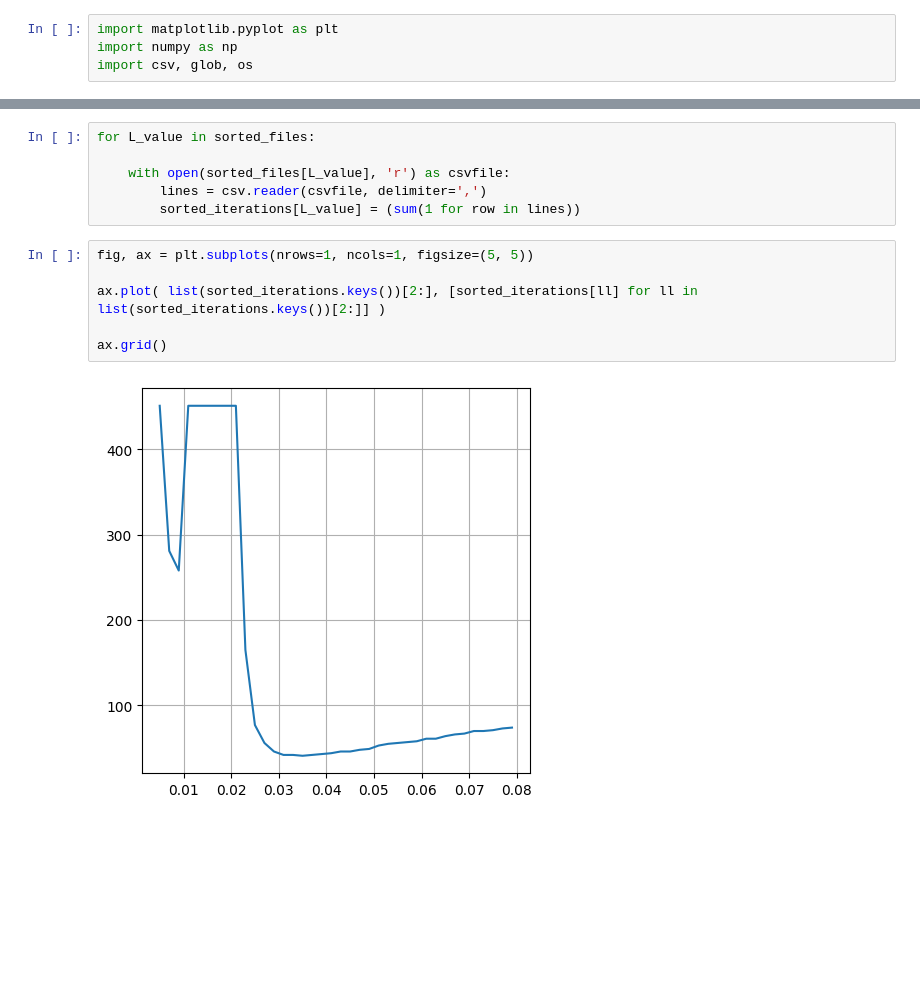
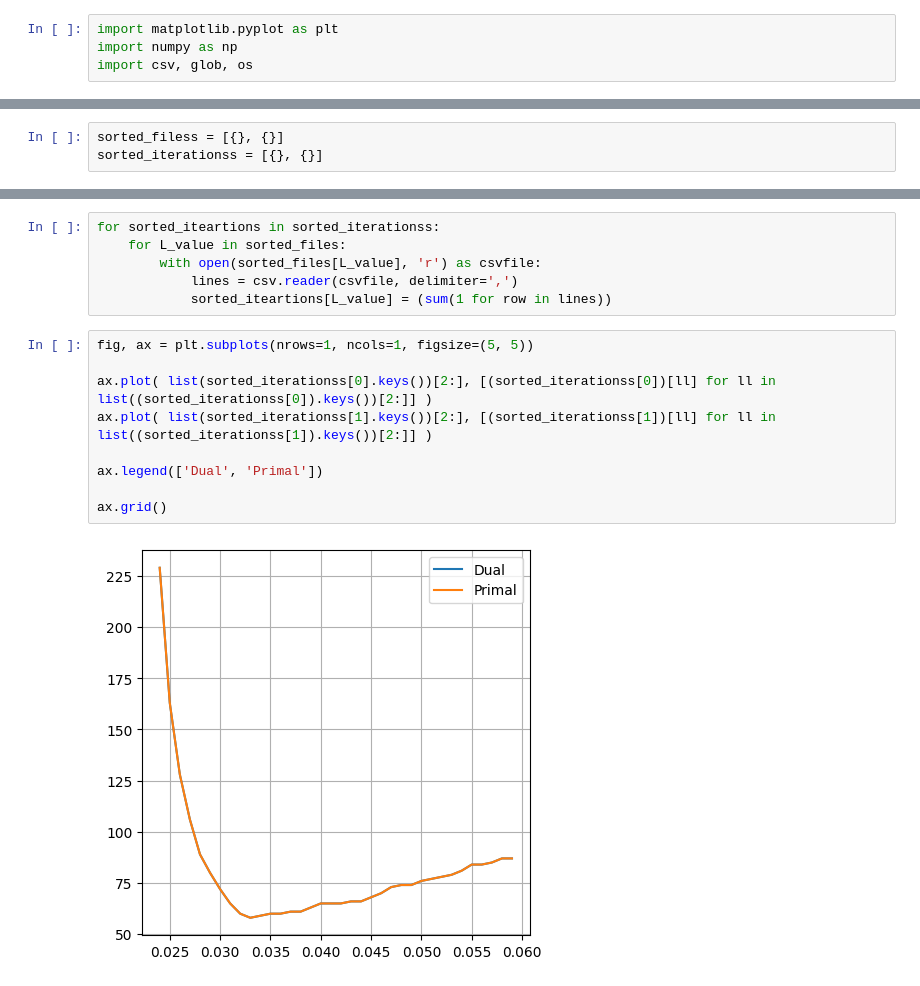
Before and after one commit to compgeo-mox/richards, a Jupyter notebook: plotters_vect_norm/L_scheme_L_comparison.ipynb, the cells around one changed output, grey strips where cells are left out. Saved outputs shown, nothing was run; the diff lists cells and outputs as text; blank space fills up the shorter version.

```diff
--- a/plotters_vect_norm/L_scheme_L_comparison.ipynb
+++ b/plotters_vect_norm/L_scheme_L_comparison.ipynb
@@ -13 +10,4 @@ sorted_iterations = {}
+# %%
+sorted_filess = [{}, {}]
+sorted_iterationss = [{}, {}]
 # %%
@@ -39,14 +40,17 @@ sorted_files = dict(sorted(sorted_files.items()))
 # %%
-for L_value in sorted_files:
-
-    with open(sorted_files[L_value], 'r') as csvfile:
-        lines = csv.reader(csvfile, delimiter=',')
-        sorted_iterations[L_value] = (sum(1 for row in lines))
+for sorted_iteartions in sorted_iterationss:
+    for L_value in sorted_files:
+        with open(sorted_files[L_value], 'r') as csvfile:
+            lines = csv.reader(csvfile, delimiter=',')
+            sorted_iteartions[L_value] = (sum(1 for row in lines))
 # %%
 fig, ax = plt.subplots(nrows=1, ncols=1, figsize=(5, 5))
 
-ax.plot( list(sorted_iterations.keys())[2:], [sorted_iterations[ll] for ll in list(sorted_iterations.keys())[2:]] )
+ax.plot( list(sorted_iterationss[0].keys())[2:], [(sorted_iterationss[0])[ll] for ll in list((sorted_iterationss[0]).keys())[2:]] )
+ax.plot( list(sorted_iterationss[1].keys())[2:], [(sorted_iterationss[1])[ll] for ll in list((sorted_iterationss[1]).keys())[2:]] )
+
+ax.legend(['Dual', 'Primal'])
 
 ax.grid()
 # %% [output]
-[figure, old version]
+[figure, new version]
```
Also changed, not shown: parts of 5 cells of this notebook, 2 other files.
